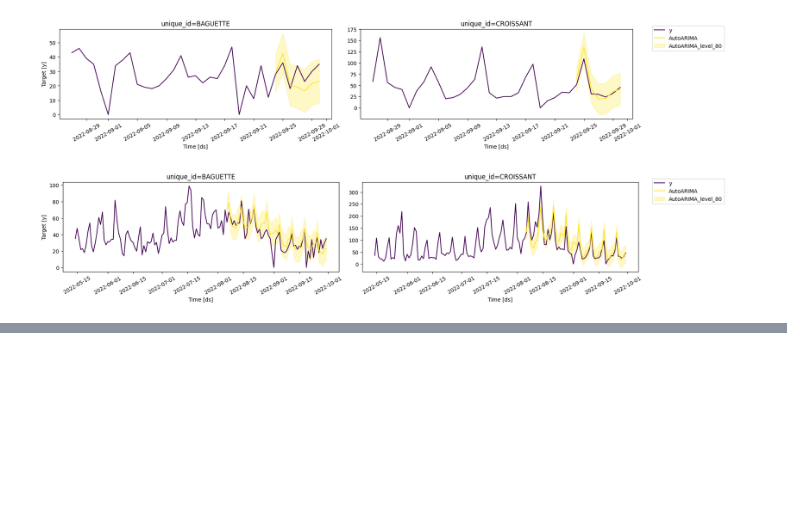
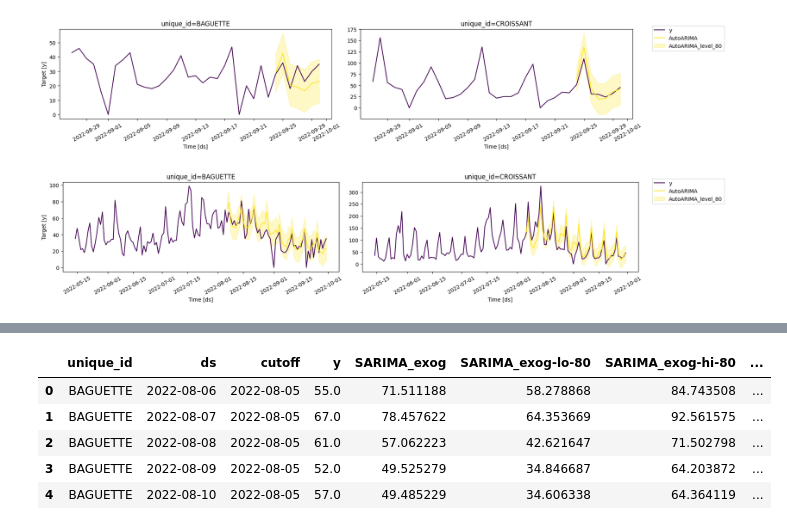
Before and after one commit to Sambarlasagna/Time-Series-Forecasting-Python, a Jupyter notebook: main.ipynb, the cells around one changed output, grey strips where cells are left out. Cells and saved outputs as stored; diff of their text form; code cells hidden in the pictures; blank space fills up the shorter version.

```diff
--- a/main.ipynb
+++ b/main.ipynb
@@ -563,0 +585,9 @@ plot_series(
+# %%
+final_cv_df.head()
+# %% [output]
+|  | unique_id | ds | cutoff | y | SARIMA_exog | SARIMA_exog-lo-80 | SARIMA_exog-hi-80 | ... |
+| 0 | BAGUETTE | 2022-08-06 | 2022-08-05 | 55.0 | 71.511188 | 58.278868 | 84.743508 | ... |
+| 1 | BAGUETTE | 2022-08-07 | 2022-08-05 | 67.0 | 78.457622 | 64.353669 | 92.561575 | ... |
+| 2 | BAGUETTE | 2022-08-08 | 2022-08-05 | 61.0 | 57.062223 | 42.621647 | 71.502798 | ... |
+| 3 | BAGUETTE | 2022-08-09 | 2022-08-05 | 52.0 | 49.525279 | 34.846687 | 64.203872 | ... |
+| 4 | BAGUETTE | 2022-08-10 | 2022-08-05 | 57.0 | 49.485229 | 34.606338 | 64.364119 | ... |
```
Also changed, not shown: parts of 6 cells of this notebook.
